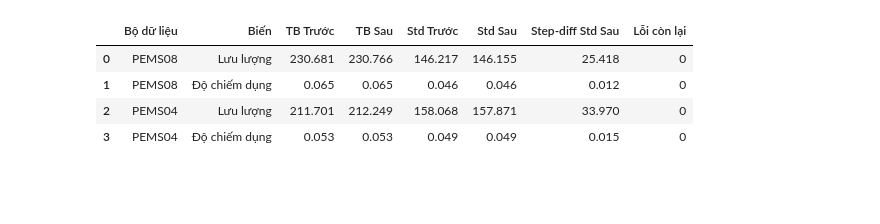
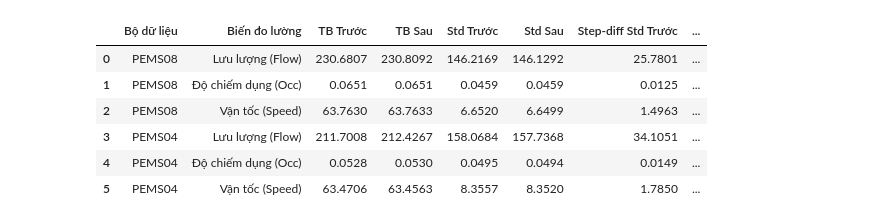
Before and after one commit to Dai-Nguyen1506/gat-traffic-warning, a Jupyter notebook: notebooks/02_Data_Cleaning_and_Interpolation.ipynb, the cells around one changed output. Saved outputs shown, nothing was run; the diff lists cells and outputs as text; code cells hidden in the pictures; blank space fills up the shorter version.

```diff
--- a/notebooks/02_Data_Cleaning_and_Interpolation.ipynb
+++ b/notebooks/02_Data_Cleaning_and_Interpolation.ipynb
@@ -279,20 +317,0 @@ Sau khi xác định `Profile + Spatial Mean` là mô hình dự đoán phần d
-# %%
-gap_lengths = [1, 2, 4, 6, 8, 12, 18, 24, 30, 36, 48, 72]
-curve_rows = []
-for L in gap_lengths:
-    m = np.zeros((T8, 20), dtype=bool)
-    for idx, t0 in enumerate(range(1000, 15000, 1000)): m[t0:t0+L, idx % 20] = True
-    el, ep, esm = [], [], []
-    for j, nid in enumerate(clean_20):
-        s, bad = f8[:, nid], m[:, j]
-        prof, lin = get_profile(s, ~bad)
-        s_sm, _ = spatial_mean_pred(s, prof, ~bad, nb_map8[nid], f8)
-        el.extend(lin[bad] - s[bad]); ep.extend(prof[bad] - s[bad]); esm.extend(s_sm[bad] - s[bad])
-    curve_rows.append({"L (bước)": L, "Phút": L*5, "Linear MAE": round(float(np.abs(el).mean()), 2),
-                       "Profile MAE": round(float(np.abs(ep).mean()), 2), "Profile+SpatMean MAE": round(float(np.abs(esm).mean()), 2)})
-
-curve_df = pd.DataFrame(curve_rows)
-sm_wins = curve_df[curve_df["Profile+SpatMean MAE"] < curve_df["Linear MAE"]]
-L_star = int(curve_df.loc[sm_wins.index[0] - 1, "L (bước)"]) if len(sm_wins) and sm_wins.index[0] > 0 else 18
-print(f"Điểm đảo chiều thực nghiệm L* = {L_star} bước ({L_star*5} phút = {L_star*5/60:.1f} giờ)")
-curve_df
@@ -403,16 +462,51 @@ Chiến lược **Hybrid (`L ≤ 18` bước dùng `Linear`; `L > 18` bước d
 # %%
-verify_rows = []
+clean_data = {}
+impute_metas = {}
+post_rows = []
+
 for name in ["PEMS08", "PEMS04"]:
-    clean_arr = apply_hybrid_cleaning(raw[name]["tensor"], audit[name]["dropout"], raw[name]["edges"], L_star)
-    np.savez_compressed(CLEAN_DIR / f"{name}_clean.npz", data=clean_arr)
-    for f_idx, fname in [(0, "Lưu lượng"), (1, "Độ chiếm dụng")]:
-        r_v, c_v = raw[name]["tensor"][:, :, f_idx], clean_arr[:, :, f_idx]
-        verify_rows.append({
-            "Bộ dữ liệu": name, "Biến": fname,
-            "TB Trước": round(float(r_v.mean()), 3), "TB Sau": round(float(c_v.mean()), 3),
-            "Std Trước": round(float(r_v.std()), 3), "Std Sau": round(float(c_v.std()), 3),
-            "Step-diff Std Sau": round(float(np.diff(c_v, axis=0).std()), 3),
-            "Lỗi còn lại": int((audit[name]["dropout"] & (c_v <= 0)).sum()),
+    raw = raw_data[name]
+    edges = raw_edges[name]
+    d = diags[name]
+    cleaned, meta = impute_chen2003_spatial_regression(raw, d.fault_mask_3ch, edges, top_k=5)
+    clean_data[name] = cleaned
+    impute_metas[name] = meta
+
+    # Luu du lieu sach kem mat na loi
+    out_npz = CLEAN_DIR / f"{name}_clean.npz"
+    np.savez_compressed(out_npz, data=cleaned, fault_mask_3ch=d.fault_mask_3ch)
+
+    # Kiem toan hau lam sach bang chinh nguong Chen (2003)
+    d_after = run_chen2003_diagnostics(
+        cleaned,
+        p1_day_override=d.p1_day,
+        p1_night_override=d.p1_night,
+        p95_dur_override=d.p95_night_zero_dur,
+    )
+    n_tot_imp = meta["n_spatial_imputed"] + meta["n_fallback_imputed"]
+    sp_pct = meta["n_spatial_imputed"] / max(n_tot_imp, 1) * 100.0
+    print(
+        f"[{name}] Đã lưu {out_npz.name} | Phục hồi không gian: {sp_pct:.1f}% "
+        f"(R2 trung vị = {meta['median_pair_r2']:.4f}) | "
+        f"NaN={int(np.isnan(cleaned).sum())}, Lỗi 0.0 còn lại={int(d_after.zero_fault_mask.sum())}, "
+        f"Lỗi đóng băng S4 còn lại={int(d_after.frozen_fault_mask.sum())}"
+    )
+
+    for c_idx, cname in enumerate(["Lưu lượng (Flow)", "Độ chiếm dụng (Occ)", "Vận tốc (Speed)"]):
+        sd_b = float(np.std(np.diff(raw[:, :, c_idx], axis=0)))
+        sd_a = float(np.std(np.diff(cleaned[:, :, c_idx], axis=0)))
+        post_rows.append({
+            "Bộ dữ liệu": name,
+            "Biến đo lường": cname,
+            "TB Trước": round(float(raw[:, :, c_idx].mean()), 4),
+            "TB Sau": round(float(cleaned[:, :, c_idx].mean()), 4),
+            "Std Trước": round(float(raw[:, :, c_idx].std()), 4),
+            "Std Sau": round(float(cleaned[:, :, c_idx].std()), 4),
+            "Step-diff Std Trước": round(sd_b, 4),
+            "Step-diff Std Sau": round(sd_a, 4),
+            "Lỗi tồn đọng": int(d_after.fault_mask_3ch[:, :, c_idx].sum()),
         })
-pd.DataFrame(verify_rows)
+
+post_df = pd.DataFrame(post_rows)
+display(post_df)
 # %% [output]
@@ -419,5 +515,7 @@ pd.DataFrame(verify_rows)
-|  | Bộ dữ liệu | Biến | TB Trước | TB Sau | Std Trước | Std Sau | Step-diff Std Sau | Lỗi còn lại |
-| 0 | PEMS08 | Lưu lượng | 230.681 | 230.766 | 146.217 | 146.155 | 25.418 | 0 |
-| 1 | PEMS08 | Độ chiếm dụng | 0.065 | 0.065 | 0.046 | 0.046 | 0.012 | 0 |
-| 2 | PEMS04 | Lưu lượng | 211.701 | 212.249 | 158.068 | 157.871 | 33.970 | 0 |
-| 3 | PEMS04 | Độ chiếm dụng | 0.053 | 0.053 | 0.049 | 0.049 | 0.015 | 0 |
+|  | Bộ dữ liệu | Biến đo lường | TB Trước | TB Sau | Std Trước | Std Sau | Step-diff Std Trước | ... |
+| 0 | PEMS08 | Lưu lượng (Flow) | 230.6807 | 230.8092 | 146.2169 | 146.1292 | 25.7801 | ... |
+| 1 | PEMS08 | Độ chiếm dụng (Occ) | 0.0651 | 0.0651 | 0.0459 | 0.0459 | 0.0125 | ... |
+| 2 | PEMS08 | Vận tốc (Speed) | 63.7630 | 63.7633 | 6.6520 | 6.6499 | 1.4963 | ... |
+| 3 | PEMS04 | Lưu lượng (Flow) | 211.7008 | 212.4267 | 158.0684 | 157.7368 | 34.1051 | ... |
+| 4 | PEMS04 | Độ chiếm dụng (Occ) | 0.0528 | 0.0530 | 0.0495 | 0.0494 | 0.0149 | ... |
+| 5 | PEMS04 | Vận tốc (Speed) | 63.4706 | 63.4563 | 8.3557 | 8.3520 | 1.7850 | ... |
```
Also changed, not shown: parts of 26 cells of this notebook, 9 other files.
